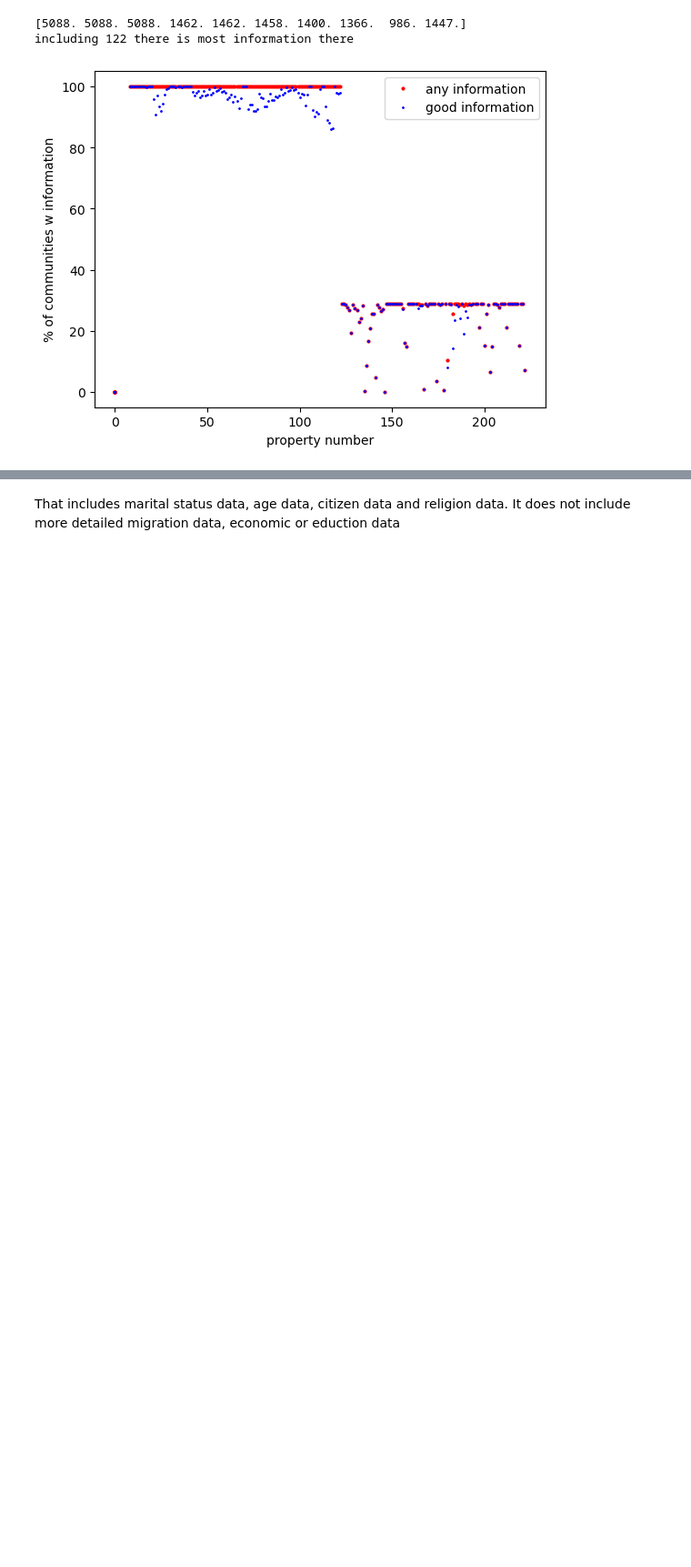
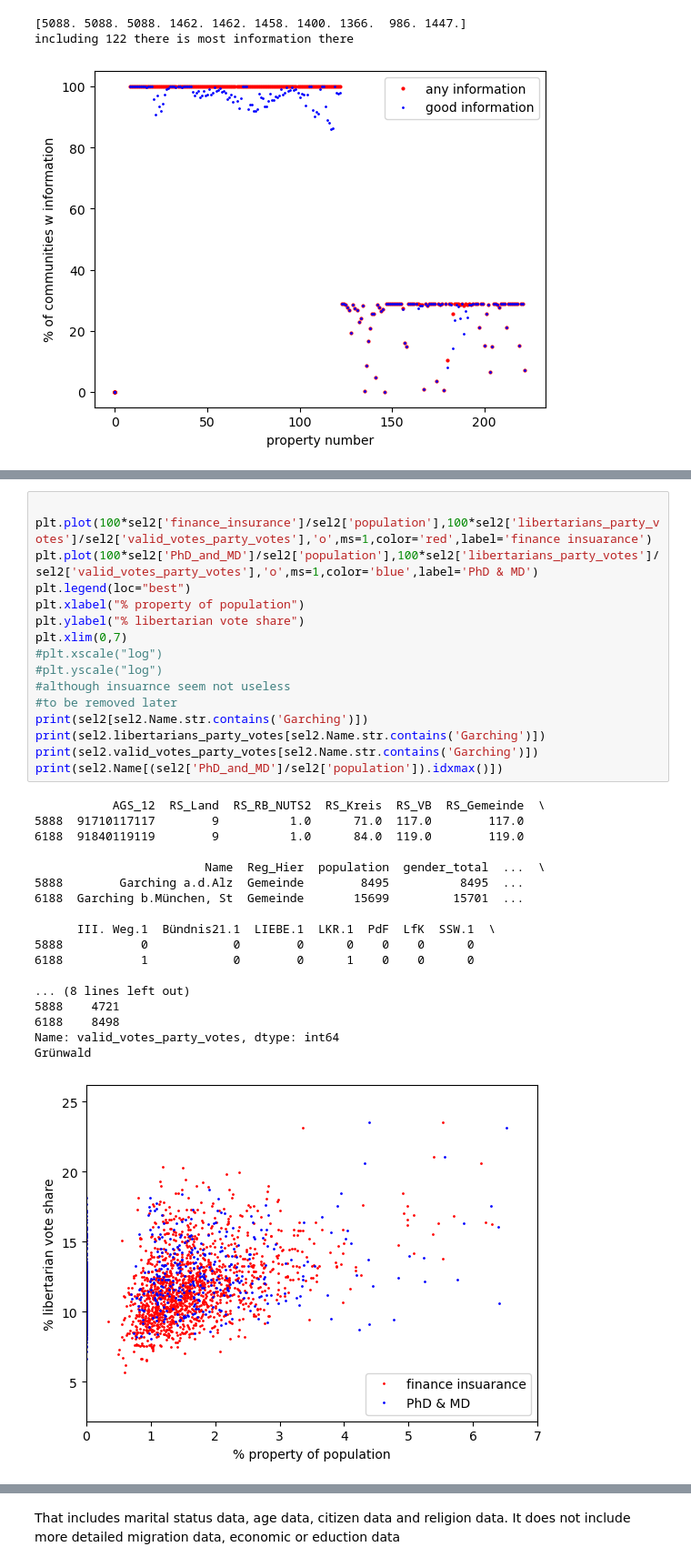
Before and after one commit to tkfritz/Germany-election, a Jupyter notebook: germany_linear.ipynb, the cells around one changed output, grey strips where cells are left out. Shown at 91% size. Drawn from its saved outputs; the diff is of its cells as text; blank space fills up the shorter version.

```diff
--- a/germany_linear.ipynb
+++ b/germany_linear.ipynb
@@ -1071 +1099,36 @@ including 122 there is most information there
+# %%
+
+plt.plot(100*sel2['finance_insurance']/sel2['population'],100*sel2['libertarians_party_votes']/sel2['valid_votes_party_votes'],'o',ms=1,color='red',label='finance insuarance')
+plt.plot(100*sel2['PhD_and_MD']/sel2['population'],100*sel2['libertarians_party_votes']/sel2['valid_votes_party_votes'],'o',ms=1,color='blue',label='PhD & MD')
+plt.legend(loc="best")
+plt.xlabel("% property of population")
+plt.ylabel("% libertarian vote share")
+plt.xlim(0,7)
+#plt.xscale("log")
+#plt.yscale("log")
+#although insuarnce seem not useless
+#to be removed later
+print(sel2[sel2.Name.str.contains('Garching')])
+print(sel2.libertarians_party_votes[sel2.Name.str.contains('Garching')])
+print(sel2.valid_votes_party_votes[sel2.Name.str.contains('Garching')])
+print(sel2.Name[(sel2['PhD_and_MD']/sel2['population']).idxmax()])
+# %% [output]
+           AGS_12  RS_Land  RS_RB_NUTS2  RS_Kreis  RS_VB  RS_Gemeinde  \
+5888  91710117117        9          1.0      71.0  117.0        117.0
+6188  91840119119        9          1.0      84.0  119.0        119.0
+
+                        Name  Reg_Hier  population  gender_total  ...  \
+5888        Garching a.d.Alz  Gemeinde        8495          8495  ...
+6188  Garching b.München, St  Gemeinde       15699         15701  ...
+
+      III. Weg.1  Bündnis21.1  LIEBE.1  LKR.1  PdF  LfK  SSW.1  \
+5888           0            0        0      0    0    0      0
+6188           1            0        0      1    0    0      0
+
+... (8 lines left out)
+5888    4721
+6188    8498
+Name: valid_votes_party_votes, dtype: int64
+Grünwald
+[figure, added]
 # %% [markdown]
```
Also changed, not shown: parts of 61 cells of this notebook.
